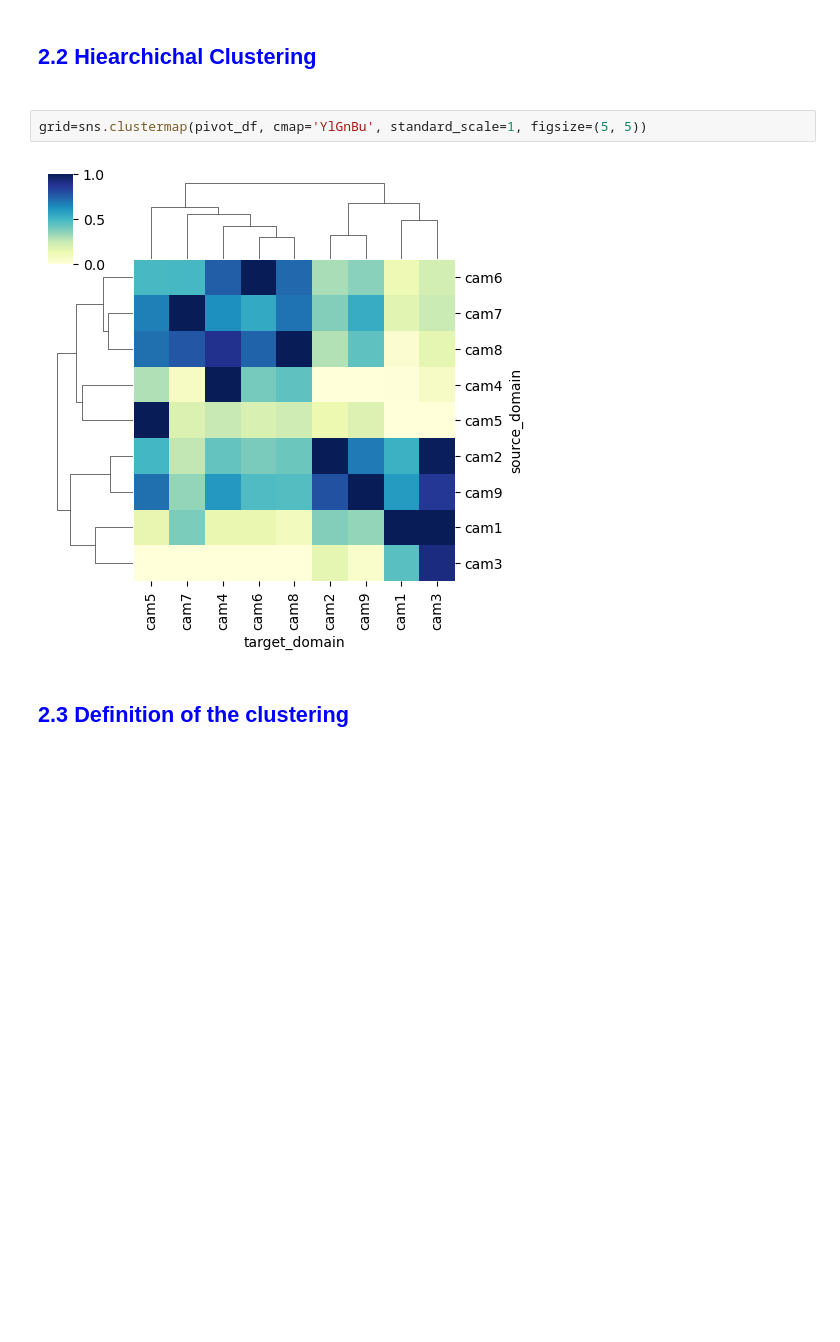
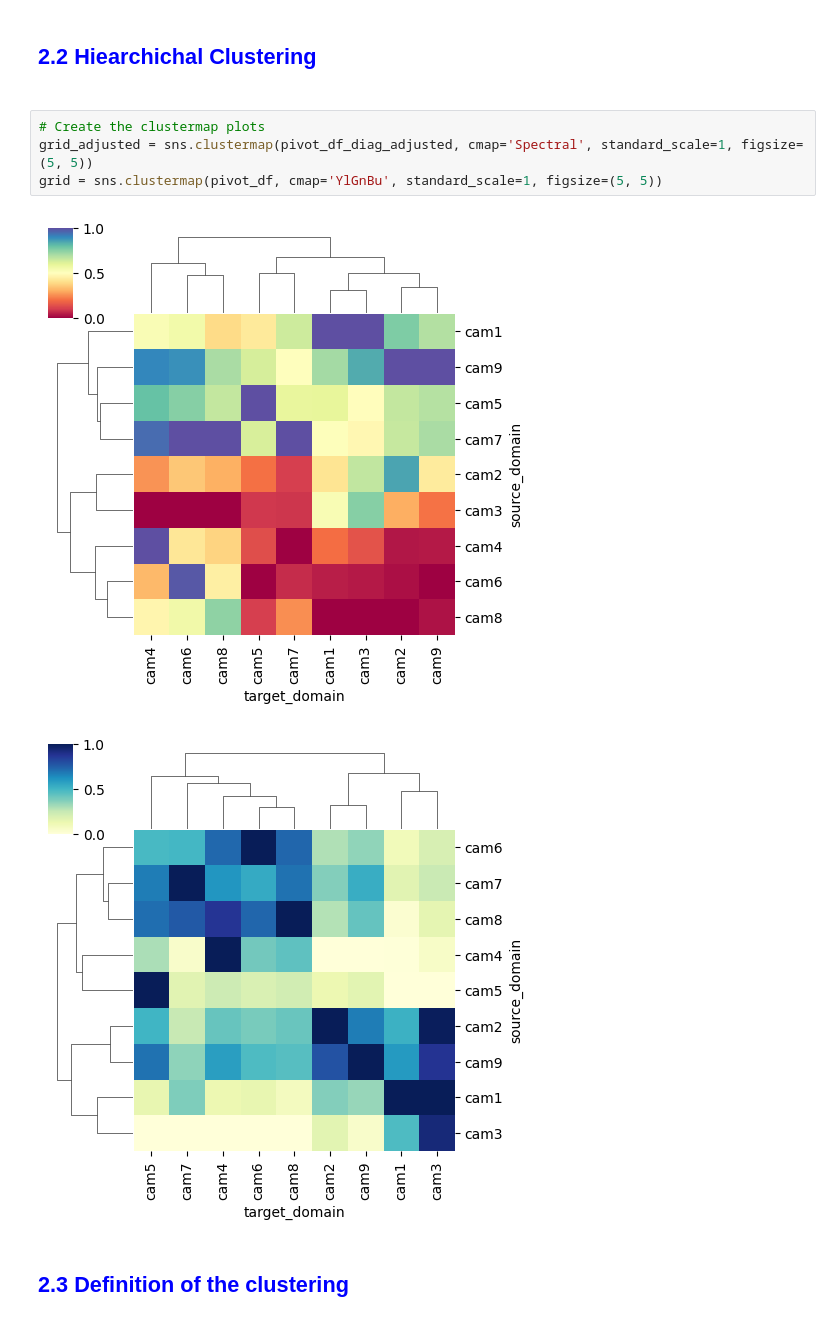
Before and after one commit to manjahdani/CSBAD, a Jupyter notebook: visualization_tools/analysis_journal.ipynb, the cells around one changed output. Drawn from its saved outputs; the diff is of its cells as text; blank space fills up the shorter version.

```diff
--- a/visualization_tools/analysis_journal.ipynb
+++ b/visualization_tools/analysis_journal.ipynb
@@ -153,9 +267,12 @@ plt.show()
 # %% [markdown]
 <h2> <font color="blue"> 2.2 Hiearchichal Clustering </font><h2>
 # %%
-grid=sns.clustermap(pivot_df, cmap='YlGnBu', standard_scale=1, figsize=(5, 5))
+# Create the clustermap plots
+grid_adjusted = sns.clustermap(pivot_df_diag_adjusted, cmap='Spectral', standard_scale=1, figsize=(5, 5))
+grid = sns.clustermap(pivot_df, cmap='YlGnBu', standard_scale=1, figsize=(5, 5))
 # %% [output]
-[figure, old version]
+[figure, new version]
+[figure, added]
 # %% [markdown]
 <h2> <font color="blue"> 2.3 Definition of the clustering </font><h2>
 # %%
```
Also changed, not shown: parts of 16 cells of this notebook.
